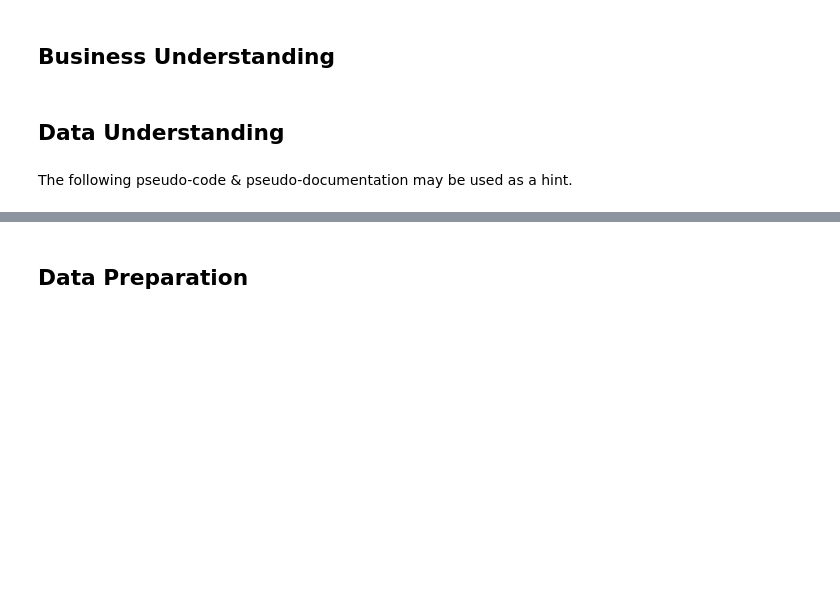
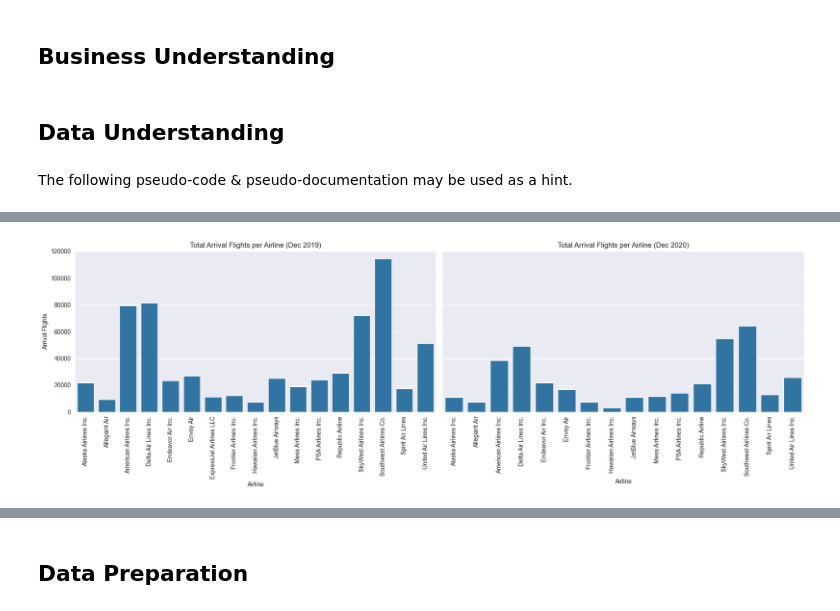
Before and after one commit to Bernhg4/businessintelligence_group043_a3, a Jupyter notebook: airline_delay_043.ipynb, the cells around one changed output, grey strips where cells are left out. Saved outputs shown, nothing was run; the diff lists cells and outputs as text; code cells hidden in the pictures; blank space fills up the shorter version.

```diff
--- a/airline_delay_043.ipynb
+++ b/airline_delay_043.ipynb
@@ -1221,0 +1460,94 @@ engine.insert(inspect_iqr_check_activity, prefixes=prefixes)
+# %%
+arr_flights_2019_2020_code_writer = student_a
+
+def visualize_airlines_2019_2020_flights(df: pd.DataFrame):
+    fig, axes = plt.subplots(1, 2, figsize=(18, 6), sharey=True)
+
+    # 2019
+    seaborn.barplot(
+        data=df[df["year"] == 2019],
+        x="carrier_name",
+        y="arr_flights",
+        ax=axes[0]
+    )
+    axes[0].set_title("Total Arrival Flights per Airline (Dec 2019)")
+    axes[0].set_xlabel("Airline")
+    axes[0].set_ylabel("Arrival Flights")
+    axes[0].tick_params(axis="x", rotation=90)
+
+    # 2020
+    seaborn.barplot(
+        data=df[df["year"] == 2020],
+        x="carrier_name",
+        y="arr_flights",
+        ax=axes[1]
+    )
+    axes[1].set_title("Total Arrival Flights per Airline (Dec 2020)")
+    axes[1].set_xlabel("Airline")
+    axes[1].tick_params(axis="x", rotation=90)
+
+    plt.tight_layout()
+    plt.show()
+
+start_time_co = now()
+arrival_by_airline_year = (
+    data
+    .groupby(["year", "carrier_name"])
+    .agg(arr_flights=("arr_flights", "sum"))
+    .reset_index()
+)
+visualize_airlines_2019_2020_flights(arrival_by_airline_year)
+end_time_co = now()
+
+# 1. Activty: Checking for skewness and creating the report
+co_ass_uuid_executor = "6056990a-f730-4d34-8283-0166740f96a4"
+arr_flights_2019_2020_executor = [
+    f':arr_flights_2019_2020 prov:qualifiedAssociation :{co_ass_uuid_executor} .',
+    f':{co_ass_uuid_executor} prov:agent :{executed_by} .',
+    f':{co_ass_uuid_executor} rdf:type prov:Association .',
+    f':{co_ass_uuid_executor} prov:hadRole :{code_executor_role} .',
+]
+engine.insert(arr_flights_2019_2020_executor, prefixes=prefixes)
+
+co_ass_uuid_writer = "447317aa-91bd-4294-bb6f-f40aaedb295d"
+co_comment = """
+The column chart visualizes the count of the arriving flights per airlines for December 2019 and 2020 respectively. On the x-Axis the Airlines are modeled and on the y-Axis the Arriving Flights.
+"""
+arr_flights_2019_2020_activity = [
+    ':arr_flights_2019_2020 rdf:type prov:Activity .',
+    ':arr_flights_2019_2020 sc:isPartOf :data_understanding_phase .',
+    ':arr_flights_2019_2020 rdfs:comment \'Data Understanding\' .',
+    f':arr_flights_2019_2020 rdfs:comment """{co_comment}""" .',
+    f':arr_flights_2019_2020 prov:startedAtTime "{start_time_co}"^^xsd:dateTime .',
+    f':arr_flights_2019_2020 prov:endedAtTime "{end_time_co}"^^xsd:dateTime .',
+    f':arr_flights_2019_2020 prov:qualifiedAssociation :{co_ass_uuid_writer} .',
+    f':{co_ass_uuid_writer} prov:agent :{arr_flights_2019_2020_code_writer} .',
+    f':{co_ass_uuid_writer} rdf:type prov:Association .',
+    f':{co_ass_uuid_writer} prov:hadRole :{code_writer_role} .',
+    ':arr_flights_2019_2020 prov:used :data .',
+    ':arr_flights_2019_2020_report rdf:type prov:Entity .',
+    f':arr_flights_2019_2020_report rdfs:comment """Column chart for 2019 and 2020 was visualized""" .',
+    ':arr_flights_2019_2020_report prov:wasGeneratedBy :arr_flights_2019_2020 .',
+]
+engine.insert(arr_flights_2019_2020_activity, prefixes=prefixes)
+
+# 2. Activity: Inspecting the report and taking a decision on what to do
+ior_ass_uuid_executor = "a6d6c34f-425d-4f76-871e-c234e51caeaa"
+ior_comment = """
+The column chart displays a noticeable difference between 2019 and 2020. Every airlines recorded fewer flights. This can be seen especially with big airlines like American Airlines, Delta Air Lines and Southwest Airlines. This could be traced back to the pandemic in 2020."""
+inspect_arr_flights_2019_2020_executor = student_a
+inspect_arr_flights_2019_2020_activity = [
+    ':inspect_arr_flights_2019_2020 rdf:type prov:Activity .',
+    ':inspect_arr_flights_2019_2020 rdfs:comment \'Data Understanding\' .',
+    f':inspect_arr_flights_2019_2020 rdfs:comment """{co_comment}""" .',
+    f':inspect_arr_flights_2019_2020 prov:startedAtTime "{start_time_co}"^^xsd:dateTime .',
+    f':inspect_arr_flights_2019_2020 prov:endedAtTime "{end_time_co}"^^xsd:dateTime .',
+    f':inspect_arr_flights_2019_2020 prov:qualifiedAssociation :{ior_ass_uuid_executor} .',
+    f':{ior_ass_uuid_executor} prov:agent :{inspect_arr_flights_2019_2020_executor} .',
+    f':{ior_ass_uuid_executor} rdf:type prov:Association .',
+    f':{ior_ass_uuid_executor} prov:hadRole :{code_executor_role} .',
+    ':inspect_arr_flights_2019_2020 prov:used :arr_flights_2019_2020_report .',
+]
+engine.insert(inspect_arr_flights_2019_2020_activity, prefixes=prefixes)
+# %% [output]
+[figure, added]
```
Also changed, not shown: parts of 18 cells of this notebook.
